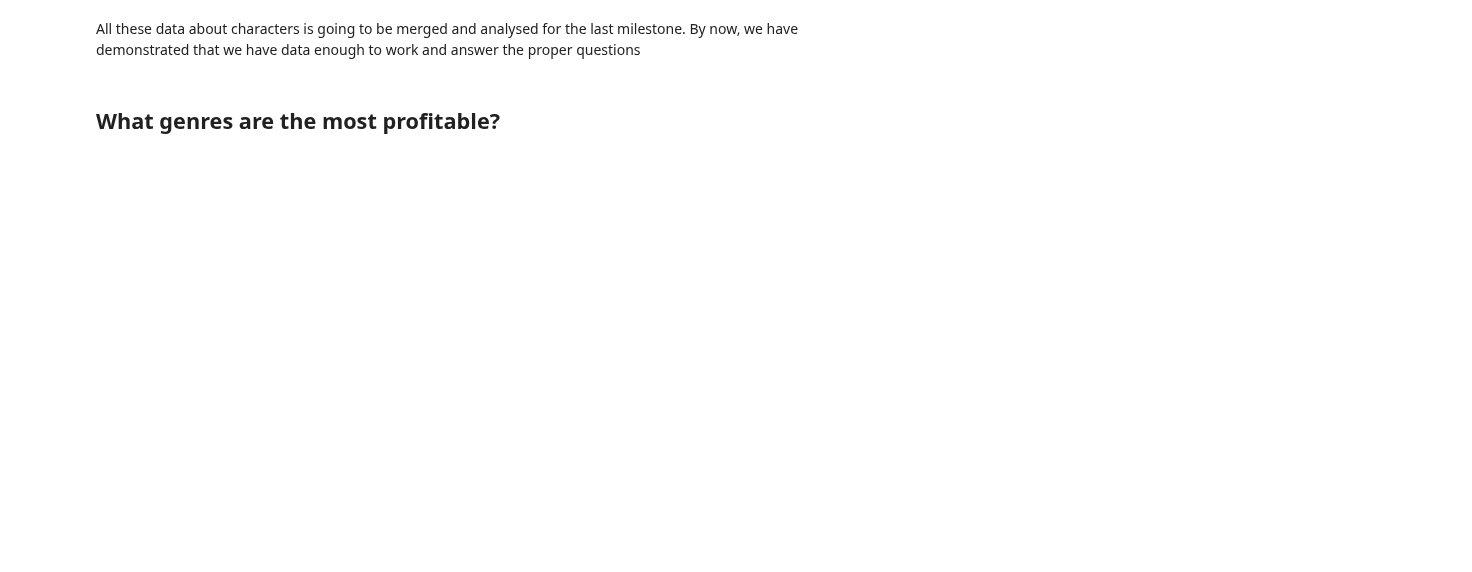
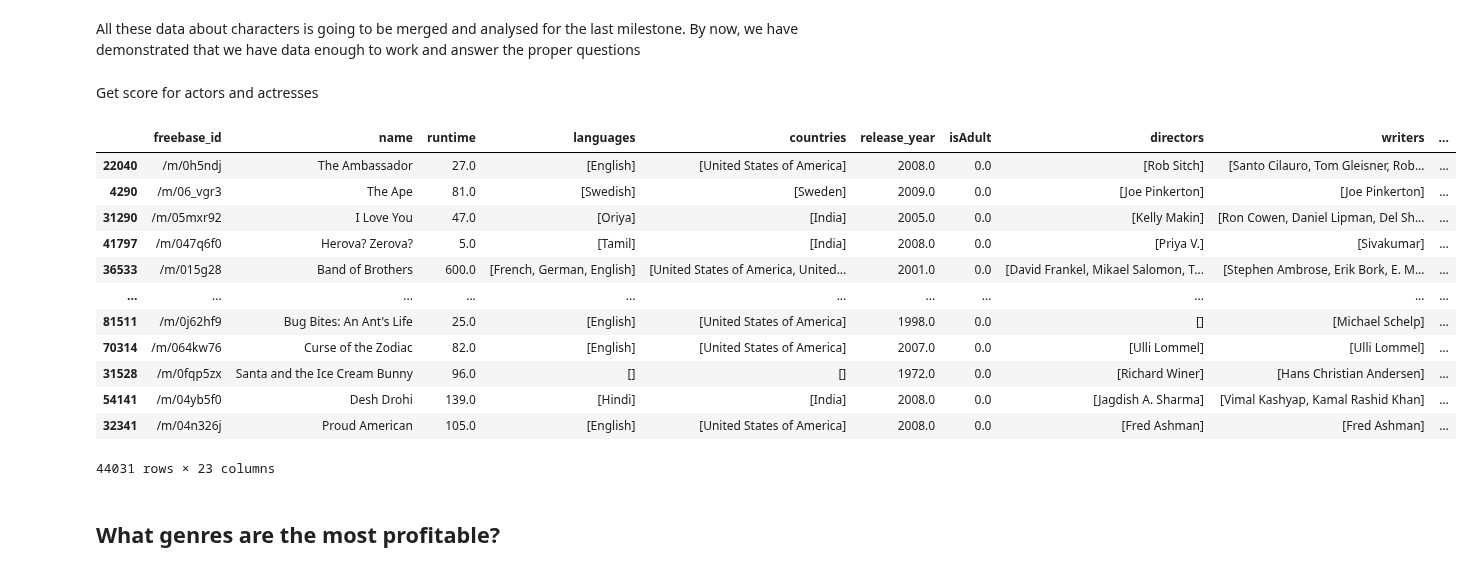
Before and after one commit to epfl-ada/ada-2022-project-theadaholics, a Jupyter notebook: main.ipynb, the cells around one changed output. Cells and saved outputs as stored; diff of their text form; code cells hidden in the pictures; blank space fills up the shorter version.

Commit message:
Add actors score

```diff
--- a/main.ipynb
+++ b/main.ipynb
@@ -1314,5 +1360,45 @@ two_pie_charts_actor_ethnicities(demanded_actors_male,
 # %% [markdown]
 All these data about characters is going to be merged and analysed for the last milestone. By now, we have demonstrated that we have data enough to work and answer the proper questions
+# %% [markdown]
+Get score for actors and actresses
+# %%
+df_test = df_all.dropna(subset='WR')
+df_test.sort_values(by='WR', ascending=False)
+
+# def isNaN(string):
+#     return string!=string
+
+# def get_movie_feature_by_id(freebase_movie_id, feature):
+#     if not isNaN(freebase_movie_id):
+#         #print(freebase_movie_id)
+#         a = df_test.loc[df_all['freebase_id'] == freebase_movie_id]
+#         if (len(a) > 0):
+#             print(a[feature])
+#             return a[feature][0].item()
+#     return np.nan
+
+
+# # characters['movie_score'] = characters.apply(lambda row : get_movie_feature_by_id(row['freebase_movie_id'], 'WR'), axis=1)
+
+# # characters.dropna(subset='movie_score')
+
+# # characters.iloc[0]['freebase_movie_id']
+
+# characters.apply(lambda row : get_movie_feature_by_id(row['freebase_movie_id'], 'WR'), axis=1)
+# %% [output]
+|  | freebase_id | name | runtime | languages | countries | release_year | isAdult | directors | writers | ... |
+| 22040 | /m/0h5ndj | The Ambassador | 27.0 | [English] | [United States of America] | 2008.0 | 0.0 | [Rob Sitch] | [Santo Cilauro, Tom Gleisner, Rob... | ... |
+| 4290 | /m/06_vgr3 | The Ape | 81.0 | [Swedish] | [Sweden] | 2009.0 | 0.0 | [Joe Pinkerton] | [Joe Pinkerton] | ... |
+| 31290 | /m/05mxr92 | I Love You | 47.0 | [Oriya] | [India] | 2005.0 | 0.0 | [Kelly Makin] | [Ron Cowen, Daniel Lipman, Del Sh... | ... |
+| 41797 | /m/047q6f0 | Herova? Zerova? | 5.0 | [Tamil] | [India] | 2008.0 | 0.0 | [Priya V.] | [Sivakumar] | ... |
+| 36533 | /m/015g28 | Band of Brothers | 600.0 | [French, German, English] | [United States of America, United... | 2001.0 | 0.0 | [David Frankel, Mikael Salomon, T... | [Stephen Ambrose, Erik Bork, E. M... | ... |
+| ... | ... | ... | ... | ... | ... | ... | ... | ... | ... | ... |
+| 81511 | /m/0j62hf9 | Bug Bites: An Ant's Life | 25.0 | [English] | [United States of America] | 1998.0 | 0.0 | [] | [Michael Schelp] | ... |
+| 70314 | /m/064kw76 | Curse of the Zodiac | 82.0 | [English] | [United States of America] | 2007.0 | 0.0 | [Ulli Lommel] | [Ulli Lommel] | ... |
+| 31528 | /m/0fqp5zx | Santa and the Ice Cream Bunny | 96.0 | [] | [] | 1972.0 | 0.0 | [Richard Winer] | [Hans Christian Andersen] | ... |
+| 54141 | /m/04yb5f0 | Desh Drohi | 139.0 | [Hindi] | [India] | 2008.0 | 0.0 | [Jagdish A. Sharma] | [Vimal Kashyap, Kamal Rashid Khan] | ... |
+| 32341 | /m/04n326j | Proud American | 105.0 | [English] | [United States of America] | 2008.0 | 0.0 | [Fred Ashman] | [Fred Ashman] | ... |
+44031 rows × 23 columns
 # %% [markdown]
 ## What genres are the most profitable?
 # %%
```
Also changed, not shown: parts of 69 cells of this notebook.
